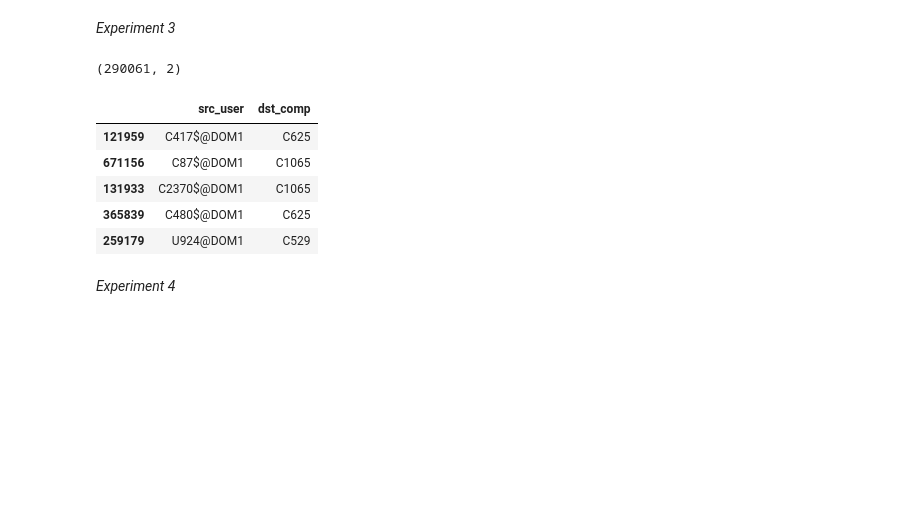
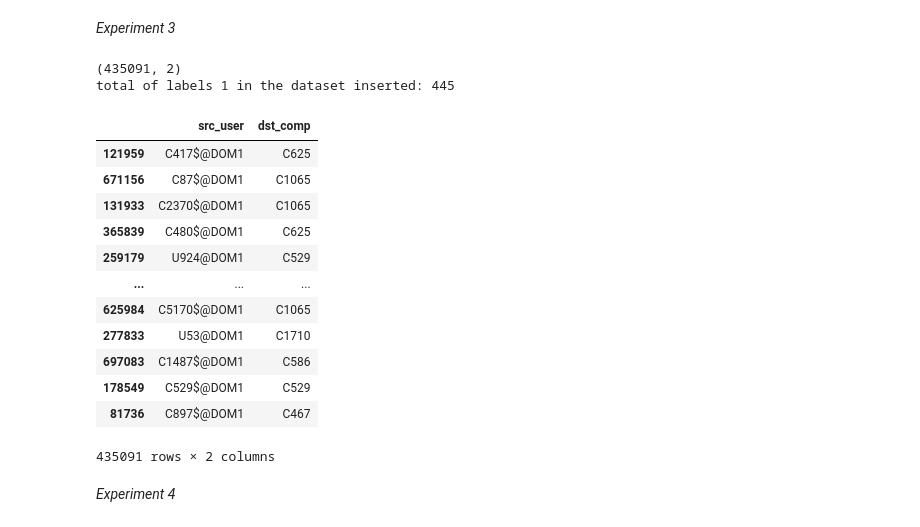
Before and after one commit to caio-mbarbosa/Baselines_Survey, a Jupyter notebook: Baselines Survey.ipynb, the cells around one changed output. Saved outputs shown, nothing was run; the diff lists cells and outputs as text; code cells hidden in the pictures; blank space fills up the shorter version.

```diff
--- a/Baselines Survey.ipynb
+++ b/Baselines Survey.ipynb
@@ -47,6 +28,21 @@ import pandas as pd
 import numpy as np
 # %% [markdown]
 Functions to be used
+# %%
+def printLabels(array, division, inverted = False):
+    total1 = 0
+    tamanho = len(array)
+    array = array.astype(int)
+    if(not inverted):
+        for i in range(0, tamanho):
+            if int(array[i]) == 1 and i <= division:
+                total1 += 1
+    else:
+        for i in range(0, tamanho):
+            if int(array[i]) == 1 and i >= division:
+                total1 += 1
+
+    print("total of labels 1 in the dataset inserted: " + str(total1))
 # %%
 def preparaTabela(nomeDataset, columnDrop = None, percentagem = 0.2):
     if (nomeDataset == "lanl-comprehensive-unified-auth.csv") :
@@ -115,17 +114,26 @@ X2.head()
 # %% [markdown]
 *Experiment 3*
 # %%
-Y1, labelsY1 = preparaTabela("lanl-comprehensive_700k.csv", "src_comp", percentagem = 0.4)
+Y1, labelsY1 = preparaTabela("lanl-comprehensive_700k.csv", "src_comp", percentagem = 0.6)
 print(Y1.shape)
-Y1.head()
+printLabels(labelsY1, labelsY1.shape[0])
+Y1
 # %% [output]
-(290061, 2)
+(435091, 2)
+total of labels 1 in the dataset inserted: 445
 |  | src_user | dst_comp |
 | 121959 | C417$@DOM1 | C625 |
 | 671156 | C87$@DOM1 | C1065 |
 | 131933 | C2370$@DOM1 | C1065 |
 | 365839 | C480$@DOM1 | C625 |
 | 259179 | U924@DOM1 | C529 |
+| ... | ... | ... |
+| 625984 | C5170$@DOM1 | C1065 |
+| 277833 | U53@DOM1 | C1710 |
+| 697083 | C1487$@DOM1 | C586 |
+| 178549 | C529$@DOM1 | C529 |
+| 81736 | C897$@DOM1 | C467 |
+435091 rows × 2 columns
 # %% [markdown]
 *Experiment 4*
 # %%
```
Also changed, not shown: parts of 35 cells of this notebook.
